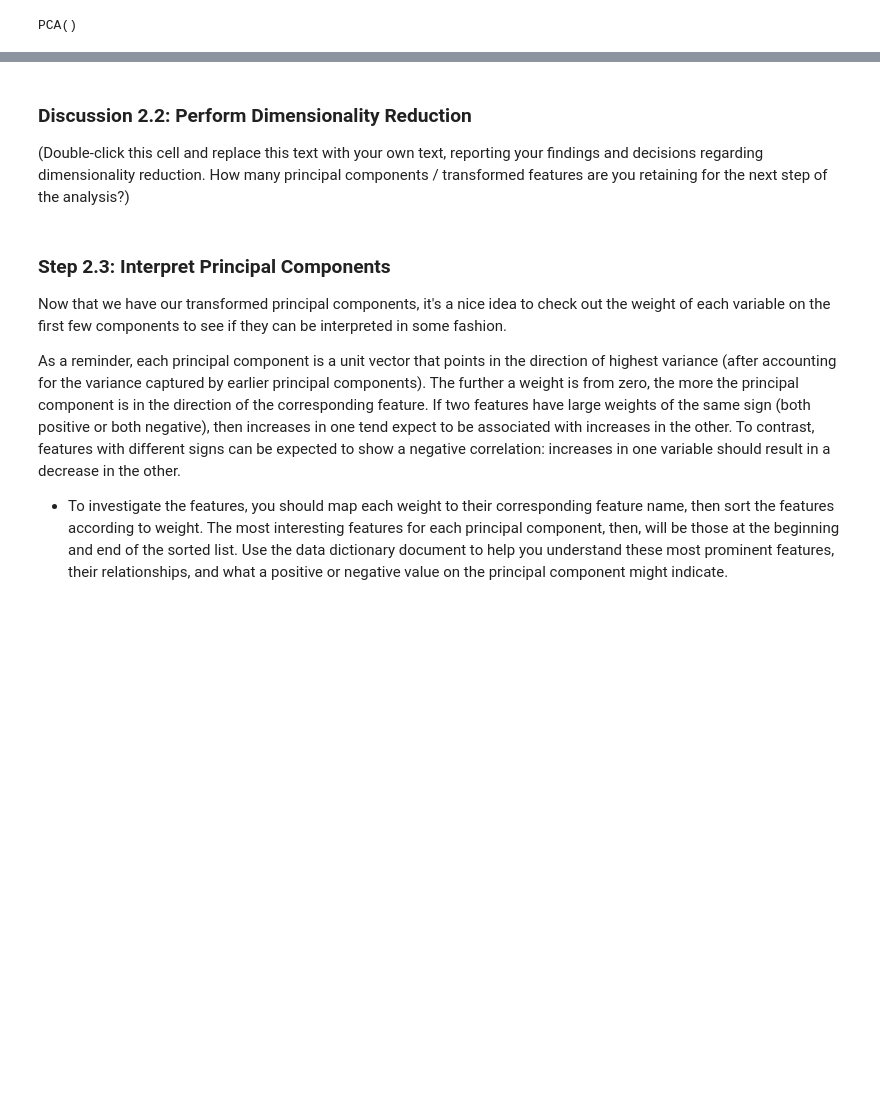
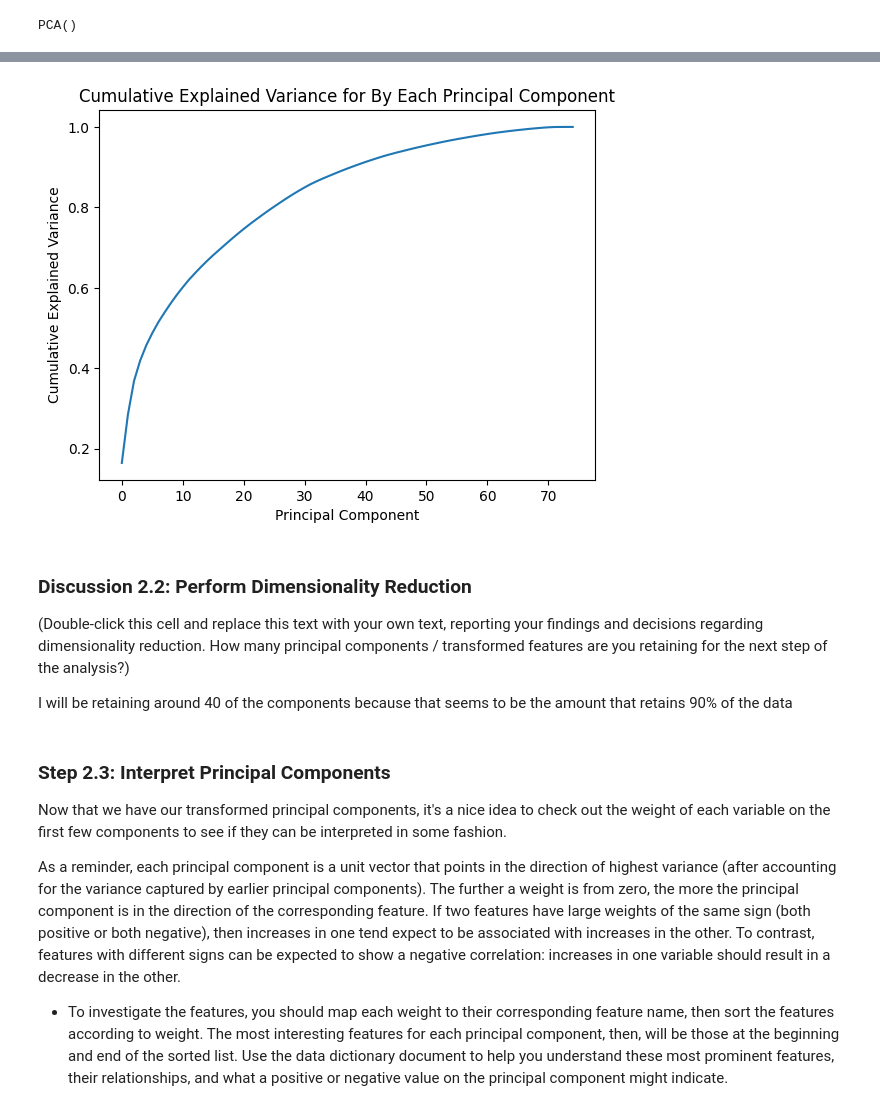
Before and after one commit to fayezalkh/Project-Identify-Customer-Segments, a Jupyter notebook: Identify_Customer_Segments.ipynb, the cells around one changed output, grey strips where cells are left out. Drawn from its saved outputs; the diff is of its cells as text; code cells hidden in the pictures; blank space fills up the shorter version.

```diff
--- a/Identify_Customer_Segments.ipynb
+++ b/Identify_Customer_Segments.ipynb
@@ -704,2 +746,11 @@ PCA()
+# %%
+cum_variance = np.cumsum(variance_ratio)
+plt.plot(num_principal,cum_variance)
+plt.xlabel("Principal Component")
+plt.ylabel("Cumulative Explained Variance")
+plt.title("Cumulative Explained Variance for By Each Principal Component")
+plt.show()
+# %% [output]
+[figure, added]
 # %%
 # Re-apply PCA to the data while selecting for number of components to retain.
@@ -707,6 +760,8 @@ PCA()
 ### Discussion 2.2: Perform Dimensionality Reduction
 
 (Double-click this cell and replace this text with your own text, reporting your findings and decisions regarding dimensionality reduction. How many principal components / transformed features are you retaining for the next step of the analysis?)
+
+I will be retaining around 40 of the components because that seems to be the amount that retains 90% of the data
 # %% [markdown]
 ### Step 2.3: Interpret Principal Components
 
```
Also changed, not shown: parts of 34 cells of this notebook.
